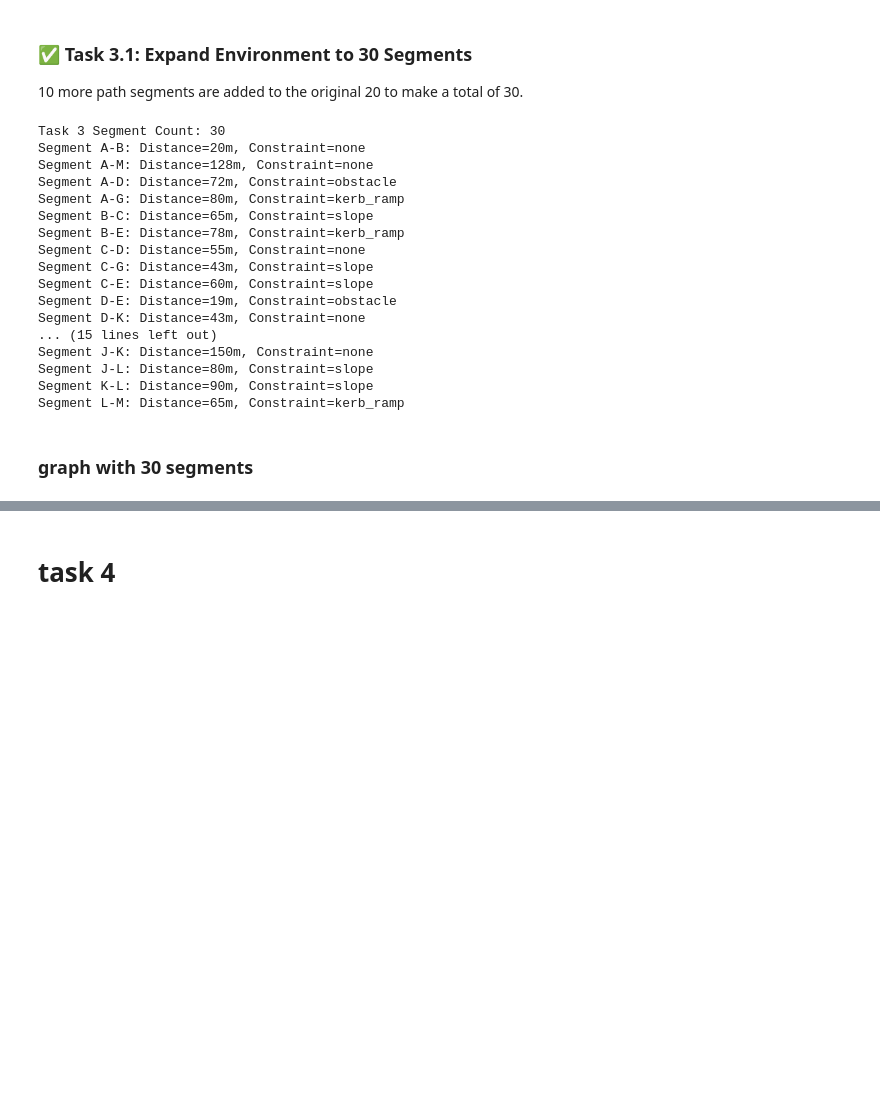
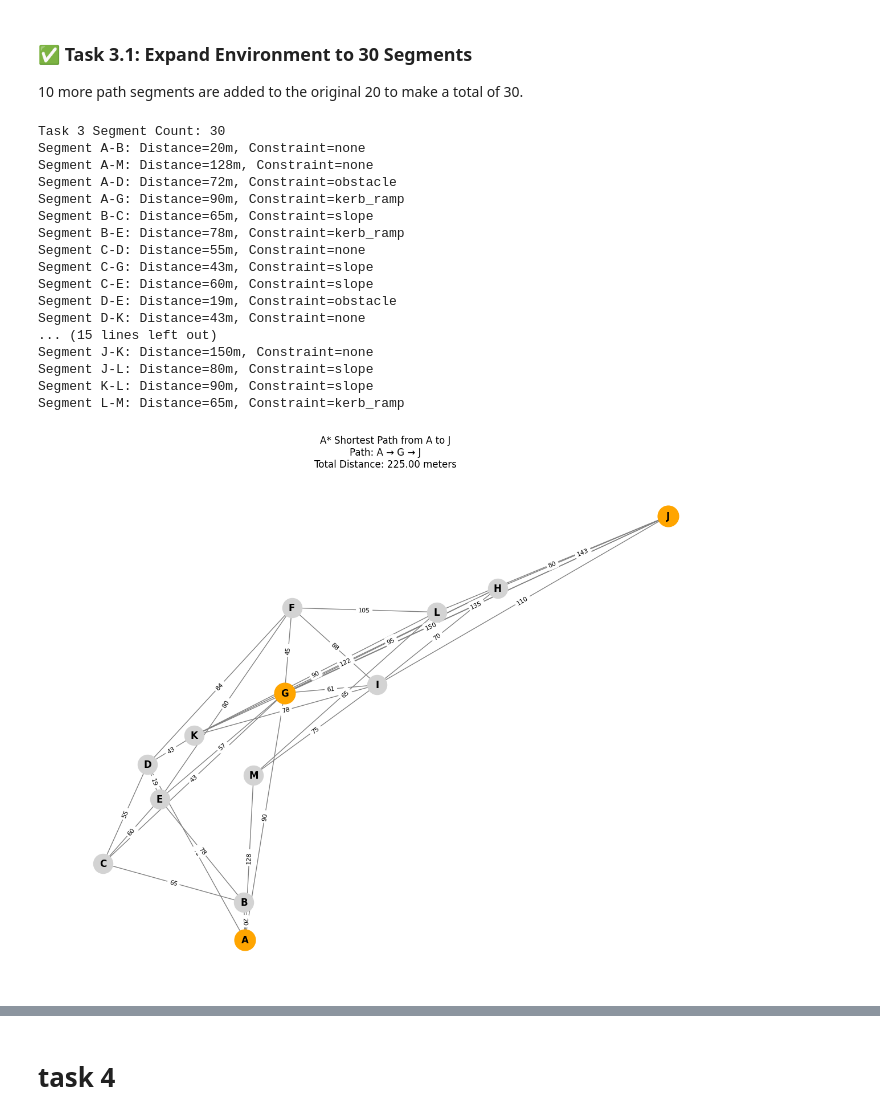
Before and after one commit to jasveena15/old-data-computational-intelligence, a Jupyter notebook: MapGraph_Task1_and_Task3.ipynb, the cells around one changed output, grey strips where cells are left out. Saved outputs shown, nothing was run; the diff lists cells and outputs as text; code cells hidden in the pictures; blank space fills up the shorter version.

```diff
--- a/MapGraph_Task1_and_Task3.ipynb
+++ b/MapGraph_Task1_and_Task3.ipynb
@@ -202,41 +82,60 @@ display(astar_df_named)
 # %%
 
 # Define 10 Additional Segments
-new_segments = [('A', 'D', 72), ('B', 'E', 78), ('C', 'E', 60), ('D', 'F', 84), ('G', 'J', 135), ('H', 'K', 122), ('I', 'M', 75), ('J', 'L', 80), ('F', 'L', 105), ('A', 'G', 80)]
+new_segments = [('A', 'D', 72), ('B', 'E', 78), ('C', 'E', 60), ('D', 'F', 84), ('G', 'J', 135), ('H', 'K', 122), ('I', 'M', 75), ('J', 'L', 80), ('F', 'L', 105), ('A', 'G', 90)]
+
+# Create Graph for Task 3
+G_task3 = nx.Graph()
+for point, (lat, lon) in points.items():
+    G_task3.add_node(point, pos=(lon, lat))
+for u, v, dist in segments + new_segments:
+    G_task3.add_edge(u, v, weight=dist)
+
+print("Task 3 Segment Count:", len(G_task3.edges))
+
 
 # Task 3.2: Assign constraints to segments in G_task3
 constraints = ['none', 'slope', 'none', 'obstacle', 'slope', 'kerb_ramp', 'obstacle', 'slope', 'kerb_ramp', 'none', 'slope', 'kerb_ramp', 'none', 'none', 'slope', 'obstacle', 'kerb_ramp', 'slope', 'none', 'none', 'obstacle', 'kerb_ramp', 'slope', 'none', 'obstacle', 'none', 'kerb_ramp', 'slope', 'none', 'kerb_ramp']
-all_segments = [('A', 'B', 20), ('B', 'C', 65), ('C', 'D', 55), ('D', 'E', 19), ('E', 'F', 80), ('F', 'G', 45), ('G', 'H', 95), ('H', 'I', 70), ('I', 'J', 110), ('J', 'K', 150), ('K', 'L', 90), ('L', 'M', 65), ('M', 'A', 128), ('D', 'K', 43), ('C', 'G', 43), ('E', 'G', 57), ('G', 'I', 61), ('F', 'I', 88), ('K', 'I', 78), ('H', 'J', 143), ('A', 'D', 72), ('B', 'E', 78), ('C', 'E', 60), ('D', 'F', 84), ('G', 'J', 135), ('H', 'K', 122), ('I', 'M', 75), ('J', 'L', 80), ('F', 'L', 105), ('A', 'G', 80)]
+all_segments = [('A', 'B', 20), ('B', 'C', 65), ('C', 'D', 55), ('D', 'E', 19), ('E', 'F', 80), ('F', 'G', 45), ('G', 'H', 95), ('H', 'I', 70), ('I', 'J', 110), ('J', 'K', 150), ('K', 'L', 90), ('L', 'M', 65), ('M', 'A', 128), ('D', 'K', 43), ('C', 'G', 43), ('E', 'G', 57), ('G', 'I', 61), ('F', 'I', 88), ('K', 'I', 78), ('H', 'J', 143), ('A', 'D', 72), ('B', 'E', 78), ('C', 'E', 60), ('D', 'F', 84), ('G', 'J', 135), ('H', 'K', 122), ('I', 'M', 75), ('J', 'L', 80), ('F', 'L', 105), ('A', 'G', 90)]
 segment_with_constraints = list(zip(all_segments, constraints))
-G_task3 = nx.Graph()
-for point, (lat, lon) in points.items():
-    G_task3.add_node(point, pos=(lon, lat))
-for u, v, dist in all_segments:
-    G_task3.add_edge(u, v, weight=dist)
+
 for ((u, v, dist), constraint) in segment_with_constraints:
     G_task3[u][v]['constraint'] = constraint
-print("Task 3 Segment Count:", len(G_task3.edges))
 
 # Print example segment with constraint
 for u, v in list(G_task3.edges):
     print(f"Segment {u}-{v}: Distance={G_task3[u][v]['weight']}m, Constraint={G_task3[u][v]['constraint']}")
+
+# --- Step 7: Visualise the Map and Path ---
+shortest_path, total_cost = a_star(G_task3, 'A', 'J')
+
+plt.figure(figsize=(12, 9))
+pos = nx.get_node_attributes(G_task3, 'pos')
+nx.draw(G_task3, pos, with_labels=True, node_color='lightgray', edge_color='gray', node_size=600, font_weight='bold')
+nx.draw_networkx_edge_labels(G_task3, pos, edge_labels=nx.get_edge_attributes(G_task3, 'weight'), font_size=8)
+path_edges = list(zip(shortest_path[:-1], shortest_path[1:]))
+# nx.draw_networkx_edges(G, pos, edgelist=path_edges, edge_color='red', width=3)
+nx.draw_networkx_nodes(G_task3, pos, nodelist=shortest_path, node_color='orange', node_size=700)
+plt.title(f"A* Shortest Path from A to J\nPath: {' → '.join(shortest_path)}\nTotal Distance: {total_cost:.2f} meters")
+plt.axis("off")
+plt.tight_layout()
+plt.show()
 # %% [output]
 Task 3 Segment Count: 30
 Segment A-B: Distance=20m, Constraint=none
 Segment A-M: Distance=128m, Constraint=none
 Segment A-D: Distance=72m, Constraint=obstacle
-Segment A-G: Distance=80m, Constraint=kerb_ramp
+Segment A-G: Distance=90m, Constraint=kerb_ramp
 Segment B-C: Distance=65m, Constraint=slope
 Segment B-E: Distance=78m, Constraint=kerb_ramp
 Segment C-D: Distance=55m, Constraint=none
 Segment C-G: Distance=43m, Constraint=slope
 Segment C-E: Distance=60m, Constraint=slope
 Segment D-E: Distance=19m, Constraint=obstacle
 Segment D-K: Distance=43m, Constraint=none
 ... (15 lines left out)
 Segment J-K: Distance=150m, Constraint=none
 Segment J-L: Distance=80m, Constraint=slope
 Segment K-L: Distance=90m, Constraint=slope
 Segment L-M: Distance=65m, Constraint=kerb_ramp
+[figure, added]
-# %% [markdown]
-### graph with 30 segments
```
Also changed, not shown: parts of 15 cells of this notebook, 2 other files.
